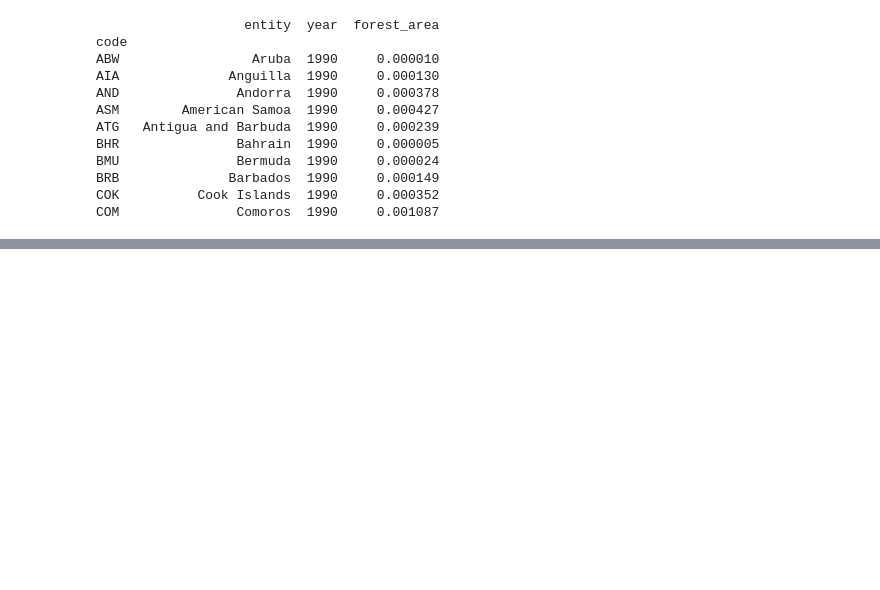
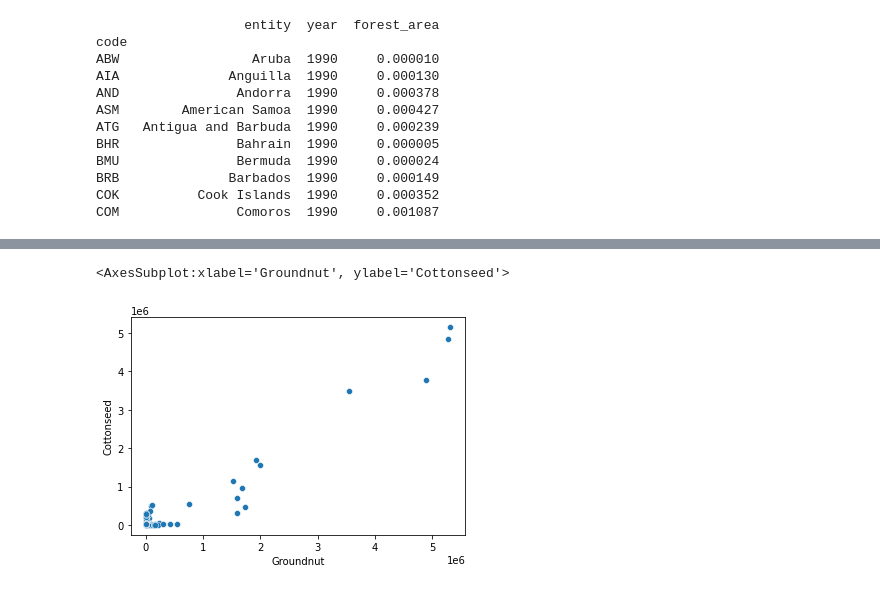
Before and after one commit to jshamsho/Python-Practice, a Jupyter notebook: forests/forests.ipynb, the cells around one changed output, grey strips where cells are left out. Cells and saved outputs as stored; diff of their text form; code cells hidden in the pictures; blank space fills up the shorter version.

Commit message:
Finished main visualizations and data merging. Just need to do analysis

```diff
--- a/forests/forests.ipynb
+++ b/forests/forests.ipynb
@@ -242,0 +243,3 @@ There are a few techniques we can use to answer that question with the data at h
+# %%
+# In km sq units
+forest['net_forest_conversion'] = forest['net_forest_conversion'] / 100
@@ -242,0 +258,3 @@ There are a few techniques we can use to answer that question with the data at h
+# %%
+vegetable_oil = vegetable_oil.fillna(0)
+vegetable_oil[np.logical_and(vegetable_oil['code'] == 'USA', vegetable_oil['year'] == 2008)]
@@ -242,0 +293,20 @@ There are a few techniques we can use to answer that question with the data at h
+# %%
+vegetable_oil_long = vegetable_oil.pivot_table(index=['entity', 'year', 'code'],
+                         columns='crop_oil',
+                         values='production').reset_index()
+begin_seq = [1985, 1995, 2005, 2010]
+end_seq = [1989, 1999, 2009, 2014]
+
+vegetable_oil_concat = pd.DataFrame()
+for i in range(len(begin_seq)):
+    vegetable_oil_seq = vegetable_oil_long[(vegetable_oil_long['year'] >= begin_seq[i]) &
+                       (vegetable_oil_long['year'] <= end_seq[i])].groupby(['entity', 'code']).mean().reset_index()
+    vegetable_oil_seq['year'] = end_seq[i] + 1
+    vegetable_oil_concat = vegetable_oil_concat.append(vegetable_oil_seq)
+
+forest_merged = forest.merge(vegetable_oil_concat, on=['entity', 'year', 'code'], how='left')
+# pd.isna(forest_merged)
+forest_merged = forest_merged[~forest_merged.isnull().any(axis=1)]
+forest_merged
+print(forest_merged.columns)
+np.corrcoef(forest_merged.iloc[:,11:])[:10,:10]
@@ -242,0 +339,5 @@ There are a few techniques we can use to answer that question with the data at h
+# %%
+sns.scatterplot(data=forest_merged, x = 'Groundnut', y='Cottonseed')
+# %% [output]
+<AxesSubplot:xlabel='Groundnut', ylabel='Cottonseed'>
+[figure, added]
```
Also changed, not shown: parts of 24 cells of this notebook.
